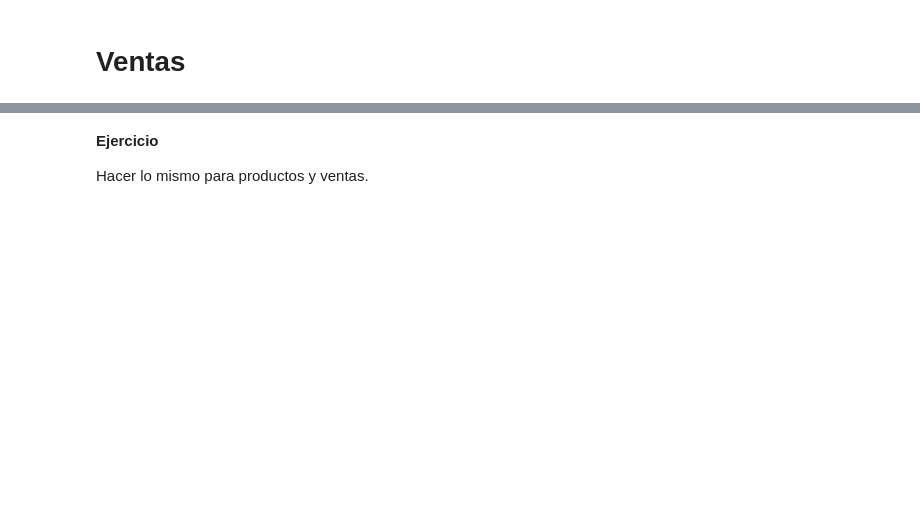
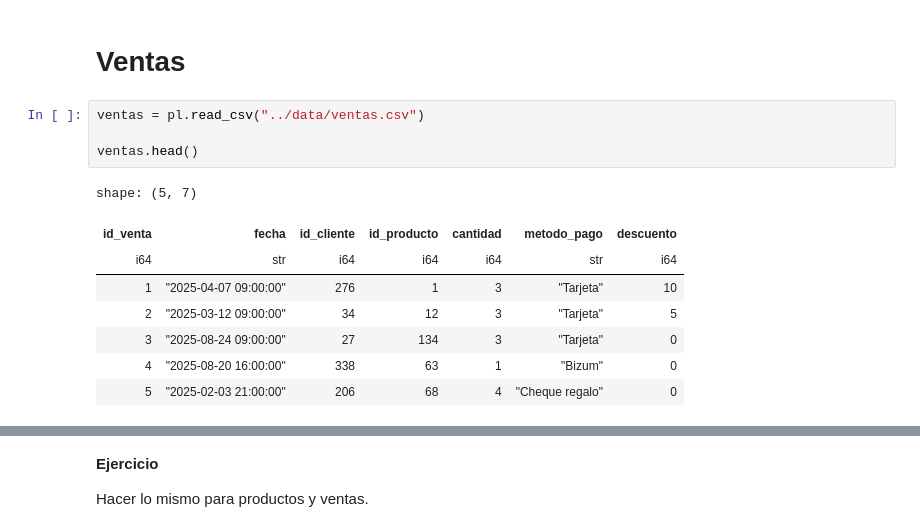
Before and after one commit to JoonGut/sistemas_bd, a Jupyter notebook: bd3/notebook6.ipynb, the cells around one changed output, grey strips where cells are left out. Saved outputs shown, nothing was run; the diff lists cells and outputs as text; blank space fills up the shorter version.

```diff
--- a/bd3/notebook6.ipynb
+++ b/bd3/notebook6.ipynb
@@ -169,2 +230,15 @@ shape: (5, 17)
 # %% [markdown]
 # Ventas
+# %%
+ventas = pl.read_csv("../data/ventas.csv")
+
+ventas.head()
+# %% [output]
+shape: (5, 7)
+| id_venta | fecha | id_cliente | id_producto | cantidad | metodo_pago | descuento |
+| i64 | str | i64 | i64 | i64 | str | i64 |
+| 1 | "2025-04-07 09:00:00" | 276 | 1 | 3 | "Tarjeta" | 10 |
+| 2 | "2025-03-12 09:00:00" | 34 | 12 | 3 | "Tarjeta" | 5 |
+| 3 | "2025-08-24 09:00:00" | 27 | 134 | 3 | "Tarjeta" | 0 |
+| 4 | "2025-08-20 16:00:00" | 338 | 63 | 1 | "Bizum" | 0 |
+| 5 | "2025-02-03 21:00:00" | 206 | 68 | 4 | "Cheque regalo" | 0 |
```
Also changed, not shown: parts of 9 cells of this notebook, 1 other file.
